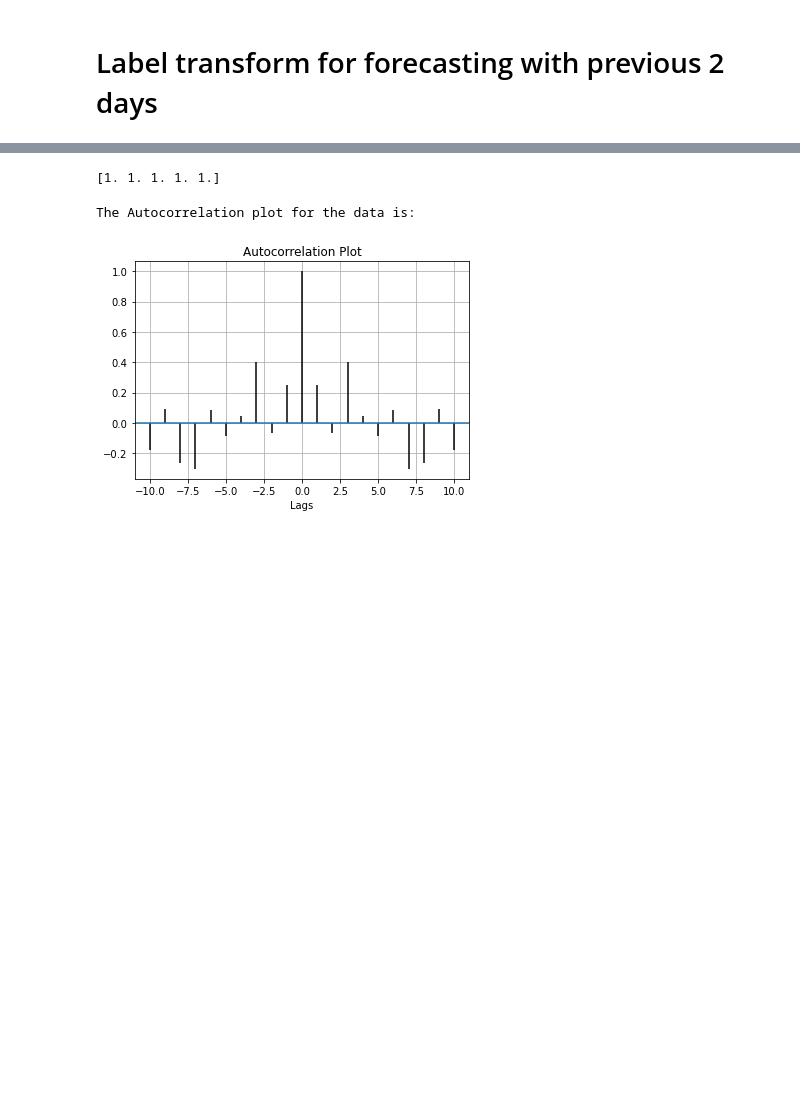
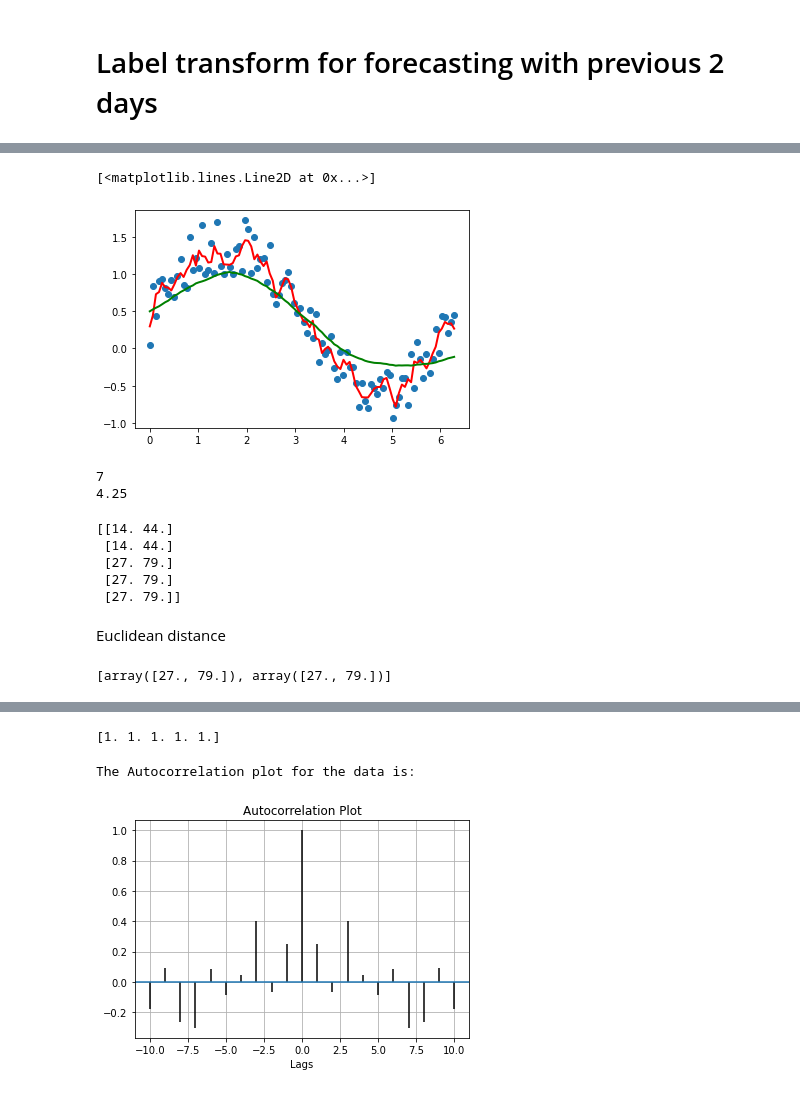
Before and after one commit to JBotzev/RSG-CGAN, a Jupyter notebook: cgan/utils/Utils.ipynb, the cells around one changed output, grey strips where cells are left out. Cells and saved outputs as stored; diff of their text form; code cells hidden in the pictures; blank space fills up the shorter version.

```diff
--- a/cgan/utils/Utils.ipynb
+++ b/cgan/utils/Utils.ipynb
@@ -11,0 +178,71 @@ import matplotlib.pyplot as plt
+# %%
+x = np.linspace(0,2*np.pi,100)
+y = np.sin(x) + np.random.random(100) * 0.8
+
+def smooth(y, box_pts):
+    box = np.ones(box_pts)
+    y_smooth = np.convolve(y, box, mode='same')/box_pts
+    return y_smooth
+
+plt.plot(x, y,'o')
+plt.plot(x, smooth(y,3), 'r-', lw=2)
+plt.plot(x, smooth(y,50), 'g-', lw=2)
+# %% [output]
+[<matplotlib.lines.Line2D at 0x...>]
+[figure, added]
+# %%
+a = [1,1,1,1,5,5,5,5,5,5,4,4,4,4]
+print(int(len(a)/2))
+print(np.mean(a[-5:-1]))
+
+a = np.asarray([[2,1.123123],[2,1.123123],[2,1.123123]])
+np.savetxt('Metrics.csv', a, delimiter=",",fmt='%1.5f')
+# %% [output]
+7
+4.25
+# %%
+def align_by_dist1(A, B):
+    for i in range(len(A)):
+        D = [] # This list will contain the index where the euclidean distance is lower than the threshold
+        for j in range(len(B)):
+            dist = np.linalg.norm(A[i] - B[j]) # Compute the euclidean distance between a target at index j and a prediction at index I
+            if dist <= 4: # Select a treshold for the euclidean distance
+                D.append(np.array([dist,j,i])) # Append the euclidean distance and the index of the target and prediction vector
+        if D: # If we find an euclidean distance lower than the threshold we can now sort for the index i the list of prediction
+            D_sorted = sorted(D,key=lambda elem:elem[0]) # We sort the array of distance lower than the threshold to get the minimum distance for the index I
+            value = D_sorted[0]
+            B[value[2].astype(np.int64)], B[value[1].astype(np.int64)] = B[value[1].astype(np.int64)], B[value[2].astype(np.int64)] # We updated the target list position
+            A[value[2].astype(np.int64)] = [1000000,1000000] # We set the value of the predictions very high to not have duplicates when sorting the targets coordinates
+    return B
+
+A = np.array([[14.0,44],[16,47],[27,79],[27,79],[27,79]])
+B = np.array([[14.0,44],[16,0],[18,89],[27,79],[45,127]])
+
+print(align_by_dist1(A,B))
+# %% [output]
+[[14. 44.]
+ [14. 44.]
+ [27. 79.]
+ [27. 79.]
+ [27. 79.]]
+# %% [markdown]
+Euclidean distance
+# %%
+def align_by_euclidean2(A,B):
+    dist = 10000
+    array1 = np.array([])
+    array2 = np.array([])
+    for arrayA in A:
+        for arrayB in B:
+            temp_d = np.linalg.norm(arrayA - arrayB)
+            if temp_d < dist:
+                dist = temp_d
+                array1 = arrayA
+                array2 = arrayB
+    return [array1,array2]
+
+A = np.array([[14.0,44],[16,47],[27,79]])
+B = np.array([[14.0,46],[16,46],[18,89],[27,79],[45,127]])
+print(align_by_euclidean2(A,B))
+# %% [output]
+[array([27., 79.]), array([27., 79.])]
```
Also changed, not shown: parts of 12 cells of this notebook, 11 other files.
